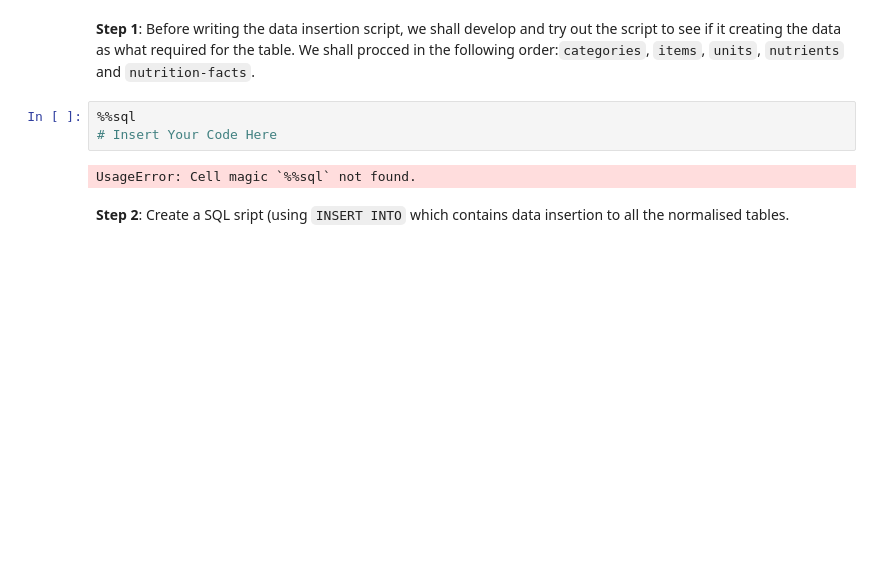
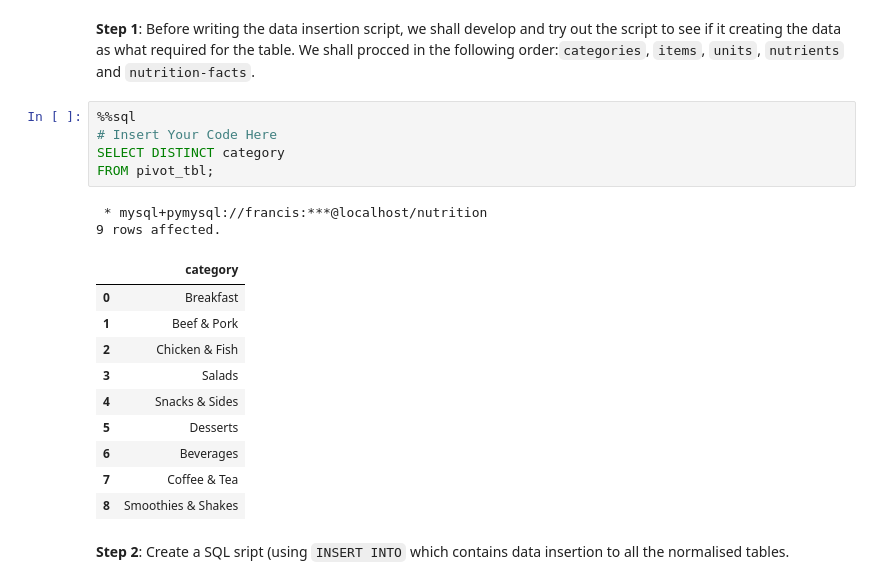
Before and after one commit to sreent/data-management-intro, a Jupyter notebook: Nutrition Facts - Ingestion using SQL.ipynb, the cells around one changed output. Cells and saved outputs as stored; diff of their text form; blank space fills up the shorter version.

```diff
--- a/Nutrition Facts - Ingestion using SQL.ipynb
+++ b/Nutrition Facts - Ingestion using SQL.ipynb
@@ -417,8 +538,21 @@ How do we determine the order?
 # %%
 %%sql
 # Insert Your Code Here
+SELECT DISTINCT category
+FROM pivot_tbl;
 # %% [output]
-UsageError: Cell magic `%%sql` not found.
+ * mysql+pymysql://francis:***@localhost/nutrition
+9 rows affected.
+|  | category |
+| 0 | Breakfast |
+| 1 | Beef & Pork |
+| 2 | Chicken & Fish |
+| 3 | Salads |
+| 4 | Snacks & Sides |
+| 5 | Desserts |
+| 6 | Beverages |
+| 7 | Coffee & Tea |
+| 8 | Smoothies & Shakes |
 # %% [markdown]
 **Step 2**: Create a SQL sript (using <code>INSERT INTO</code> which contains data insertion to all the normalised tables.
 # %%
```
Also changed, not shown: parts of 21 cells of this notebook.
